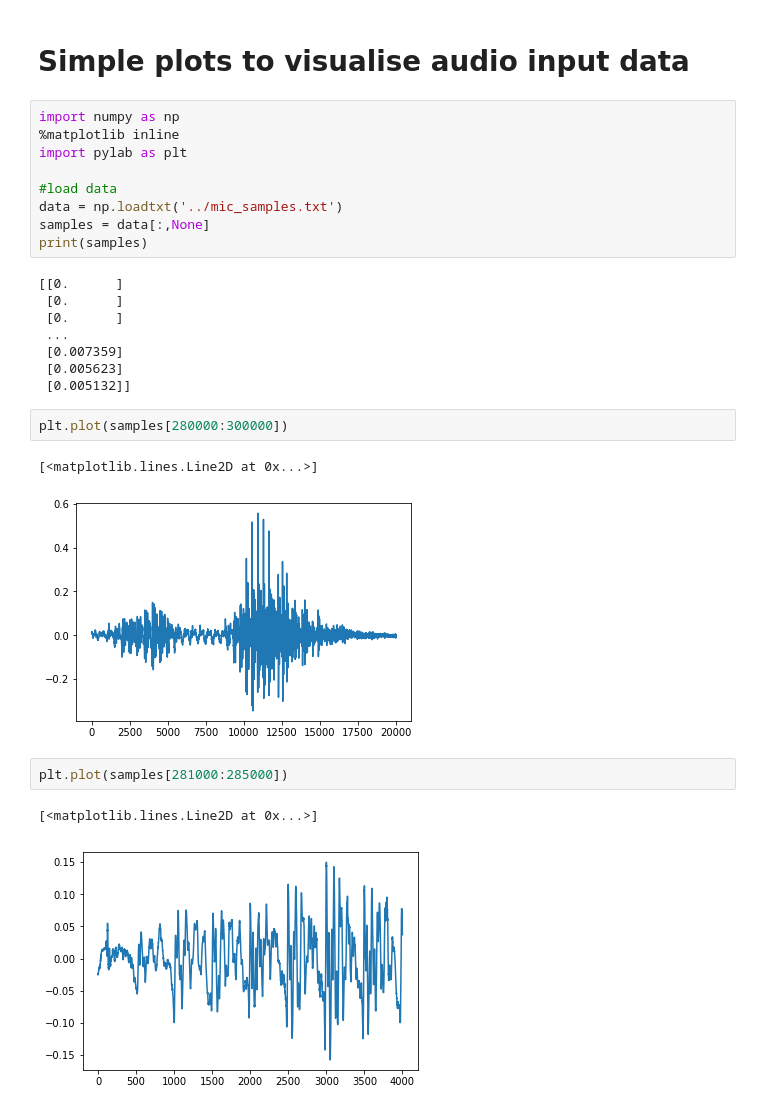
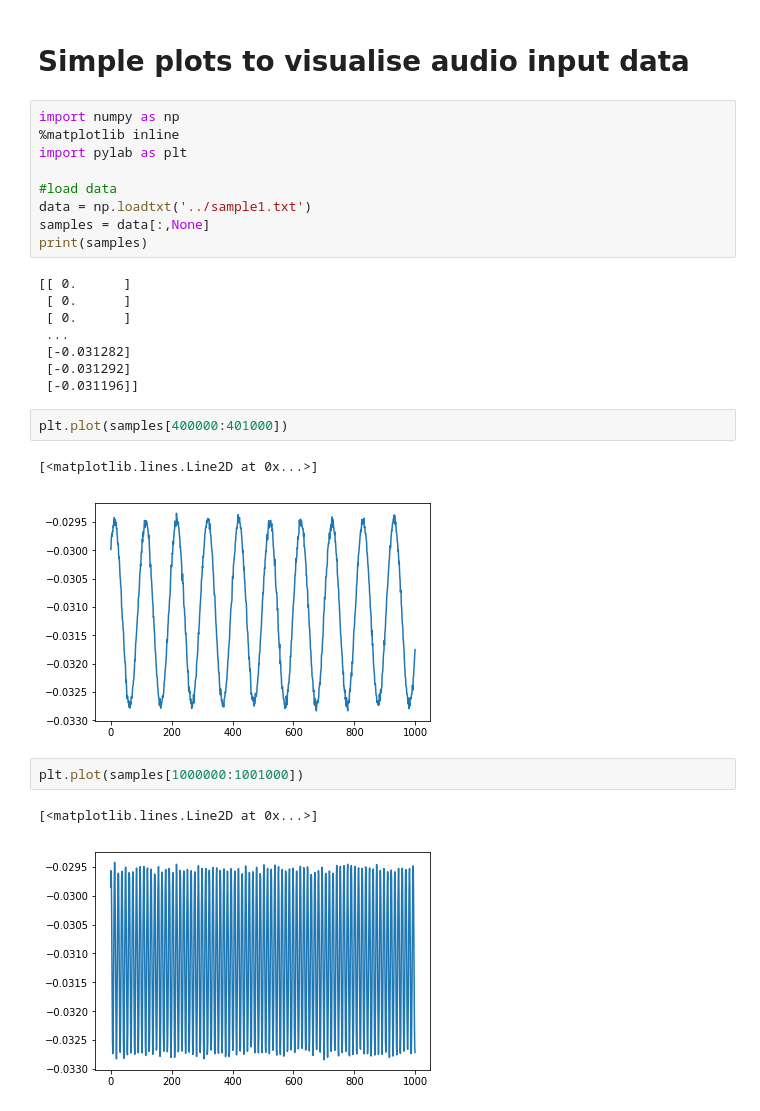
Before and after one commit to daviderovell0/bzzzbz, a Jupyter notebook: audio_processing/plot/audio_plot.ipynb, the cells around one changed output. Drawn from its saved outputs; the diff is of its cells as text.

Commit message:
Pi sample data

```diff
--- a/audio_processing/plot/audio_plot.ipynb
+++ b/audio_processing/plot/audio_plot.ipynb
@@ -6,24 +6,24 @@ import numpy as np
 import pylab as plt
 
 #load data
-data = np.loadtxt('../mic_samples.txt')
+data = np.loadtxt('../sample1.txt')
 samples = data[:,None]
 print(samples)
 # %% [output]
-[[0.      ]
- [0.      ]
- [0.      ]
+[[ 0.      ]
+ [ 0.      ]
+ [ 0.      ]
  ...
- [0.007359]
- [0.005623]
- [0.005132]]
+ [-0.031282]
+ [-0.031292]
+ [-0.031196]]
 # %%
-plt.plot(samples[280000:300000])
+plt.plot(samples[400000:401000])
 # %% [output]
 [<matplotlib.lines.Line2D at 0x...>]
-[figure, old version]
+[figure, new version]
 # %%
-plt.plot(samples[281000:285000])
+plt.plot(samples[1000000:1001000])
 # %% [output]
 [<matplotlib.lines.Line2D at 0x...>]
-[figure, old version]
+[figure, new version]
```
Also changed, not shown: 5 other files.
